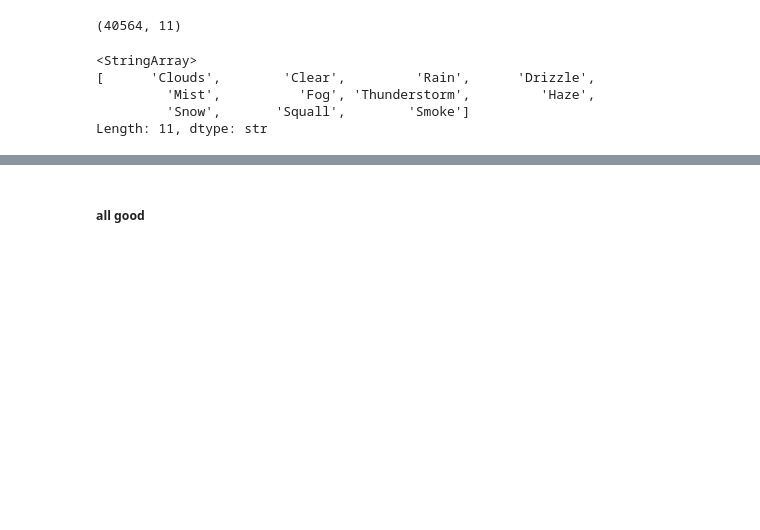
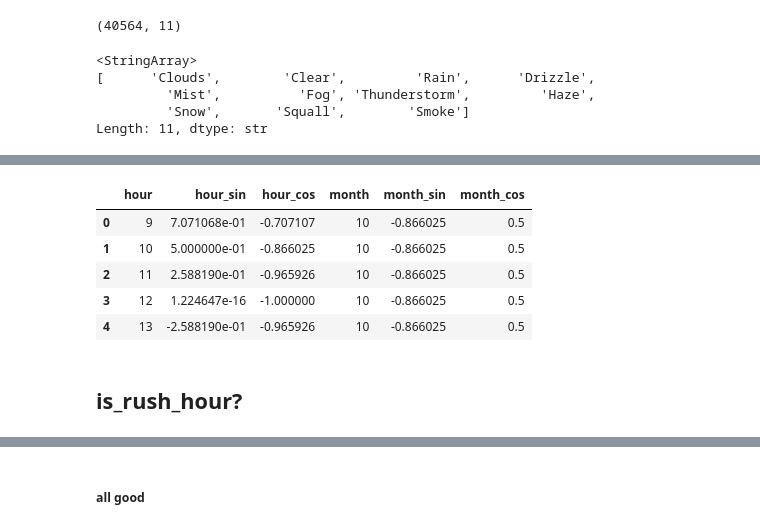
Before and after one commit to AbdoTechno/Traffic-Volume, a Jupyter notebook: notebooks/02_data_cleaning.ipynb, the cells around one changed output, grey strips where cells are left out. Cells and saved outputs as stored; diff of their text form; code cells hidden in the pictures; blank space fills up the shorter version.

```diff
--- a/notebooks/02_data_cleaning.ipynb
+++ b/notebooks/02_data_cleaning.ipynb
@@ -443,0 +478,11 @@ Length: 11, dtype: str
+# %%
+df[['hour', 'hour_sin', 'hour_cos', 'month', 'month_sin', 'month_cos']].head()
+# %% [output]
+|  | hour | hour_sin | hour_cos | month | month_sin | month_cos |
+| 0 | 9 | 7.071068e-01 | -0.707107 | 10 | -0.866025 | 0.5 |
+| 1 | 10 | 5.000000e-01 | -0.866025 | 10 | -0.866025 | 0.5 |
+| 2 | 11 | 2.588190e-01 | -0.965926 | 10 | -0.866025 | 0.5 |
+| 3 | 12 | 1.224647e-16 | -1.000000 | 10 | -0.866025 | 0.5 |
+| 4 | 13 | -2.588190e-01 | -0.965926 | 10 | -0.866025 | 0.5 |
+# %% [markdown]
+## is_rush_hour?
```
Also changed, not shown: parts of 11 cells of this notebook, 1 other file.
